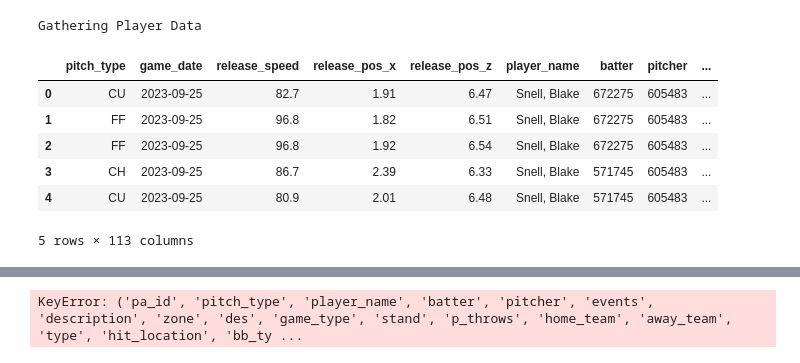
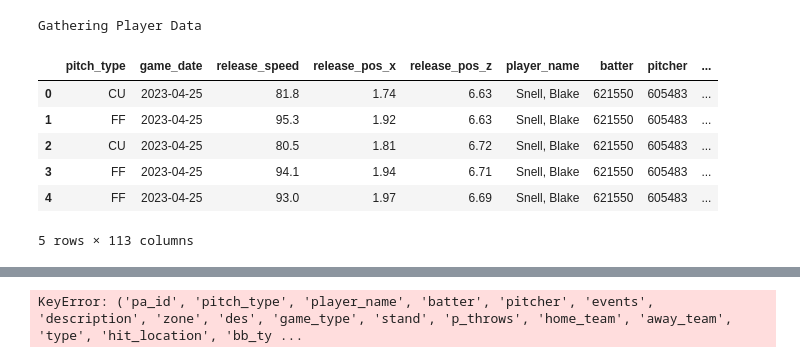
Before and after one commit to Stonec823/MLB-Pitch-Prediction, a Jupyter notebook: notebooks/Feature Engineering/feature_selection.ipynb, the cells around one changed output, grey strips where cells are left out. Cells and saved outputs as stored; diff of their text form; code cells hidden in the pictures.

```diff
--- a/notebooks/Feature Engineering/feature_selection.ipynb
+++ b/notebooks/Feature Engineering/feature_selection.ipynb
@@ -5,14 +5,14 @@ from pybaseball import  statcast
 import pandas as pd
 import numpy as np
 # %%
-df = statcast_pitcher('2023-04-01', '2023-09-30', 605483)
+df = statcast_pitcher('2023-04-01', '2023-04-30', 605483)
 df.head()
 # %% [output]
 Gathering Player Data
 |  | pitch_type | game_date | release_speed | release_pos_x | release_pos_z | player_name | batter | pitcher | ... |
-| 0 | CU | 2023-09-25 | 82.7 | 1.91 | 6.47 | Snell, Blake | 672275 | 605483 | ... |
-| 1 | FF | 2023-09-25 | 96.8 | 1.82 | 6.51 | Snell, Blake | 672275 | 605483 | ... |
-| 2 | FF | 2023-09-25 | 96.8 | 1.92 | 6.54 | Snell, Blake | 672275 | 605483 | ... |
-| 3 | CH | 2023-09-25 | 86.7 | 2.39 | 6.33 | Snell, Blake | 571745 | 605483 | ... |
-| 4 | CU | 2023-09-25 | 80.9 | 2.01 | 6.48 | Snell, Blake | 571745 | 605483 | ... |
+| 0 | CU | 2023-04-25 | 81.8 | 1.74 | 6.63 | Snell, Blake | 621550 | 605483 | ... |
+| 1 | FF | 2023-04-25 | 95.3 | 1.92 | 6.63 | Snell, Blake | 621550 | 605483 | ... |
+| 2 | CU | 2023-04-25 | 80.5 | 1.81 | 6.72 | Snell, Blake | 621550 | 605483 | ... |
+| 3 | FF | 2023-04-25 | 94.1 | 1.94 | 6.71 | Snell, Blake | 621550 | 605483 | ... |
+| 4 | FF | 2023-04-25 | 93.0 | 1.97 | 6.69 | Snell, Blake | 621550 | 605483 | ... |
 5 rows × 113 columns
```
Also changed, not shown: parts of 5 cells of this notebook, 7 other files.
